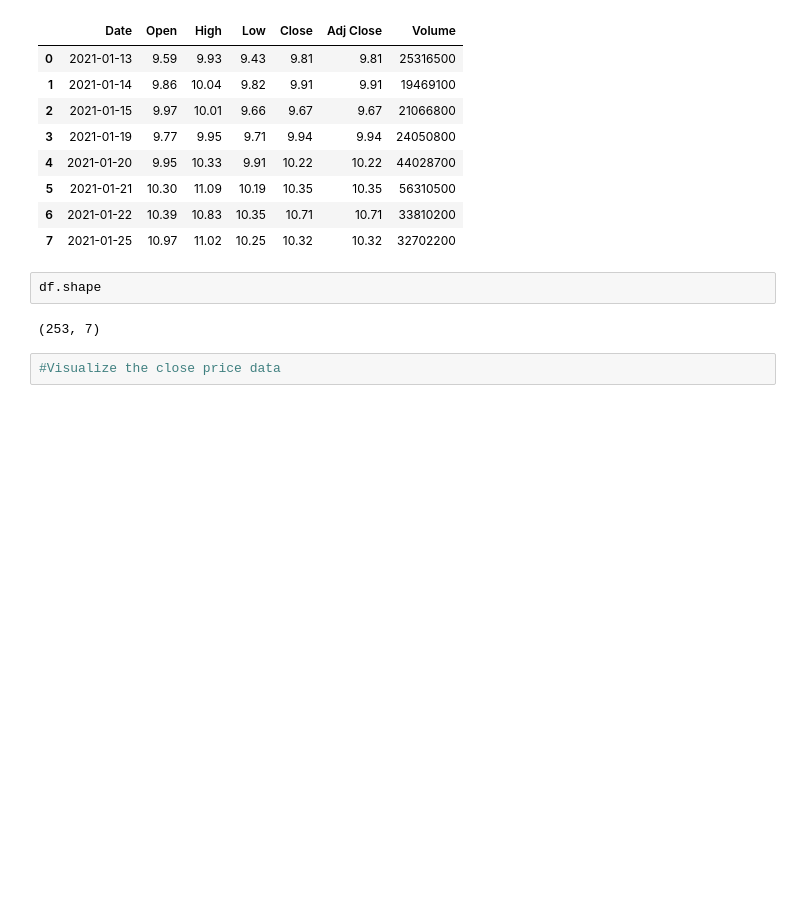
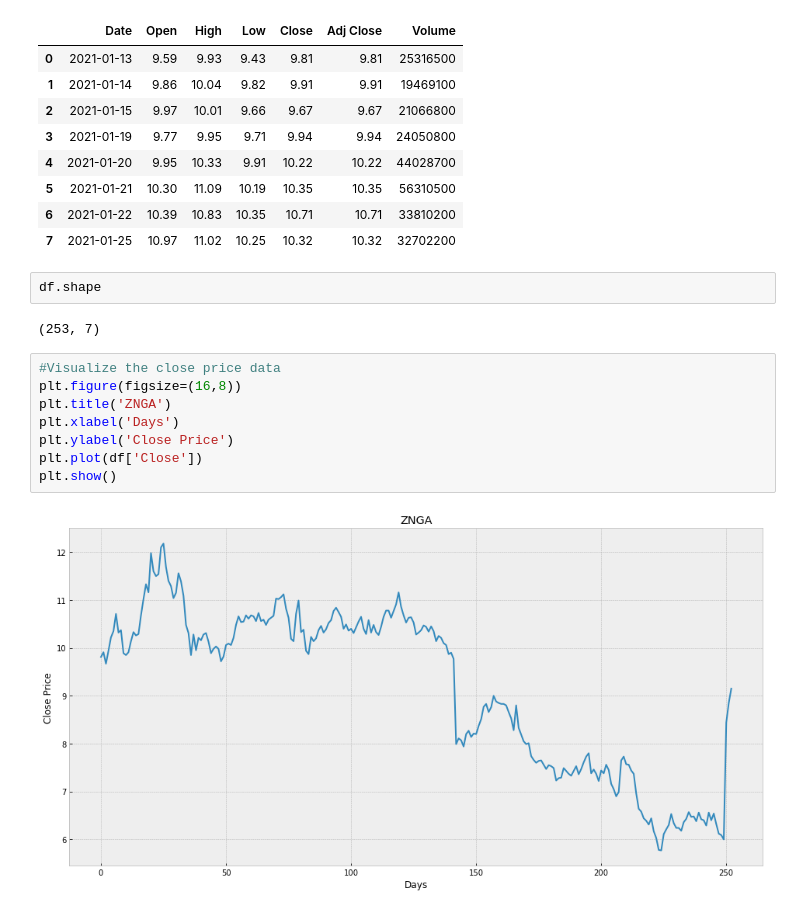
Before and after one commit to NorthSeaPark/Forever_Exist, a Jupyter notebook: Quant Strategies/Predict Stock Price.ipynb, the cells around one changed output. Saved outputs shown, nothing was run; the diff lists cells and outputs as text; blank space fills up the shorter version.

```diff
--- a/Quant Strategies/Predict Stock Price.ipynb
+++ b/Quant Strategies/Predict Stock Price.ipynb
@@ -23,5 +23,13 @@ df.head(8)
 df.shape
 # %% [output]
 (253, 7)
-# %%
-#Visualize the close price data
+# %%
+#Visualize the close price data
+plt.figure(figsize=(16,8))
+plt.title('ZNGA')
+plt.xlabel('Days')
+plt.ylabel('Close Price')
+plt.plot(df['Close'])
+plt.show()
+# %% [output]
+[figure, added]
```
Also changed, not shown: 1 other file.
